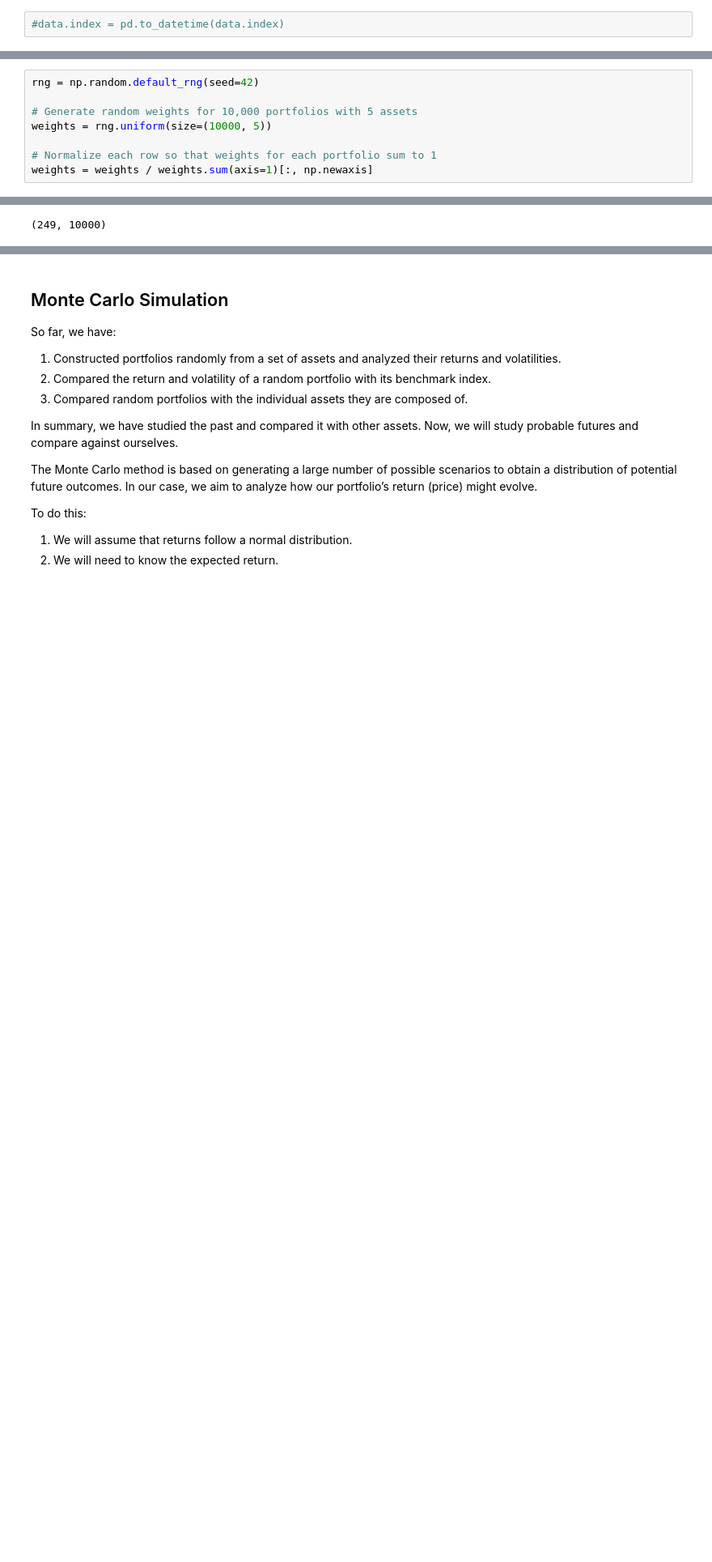
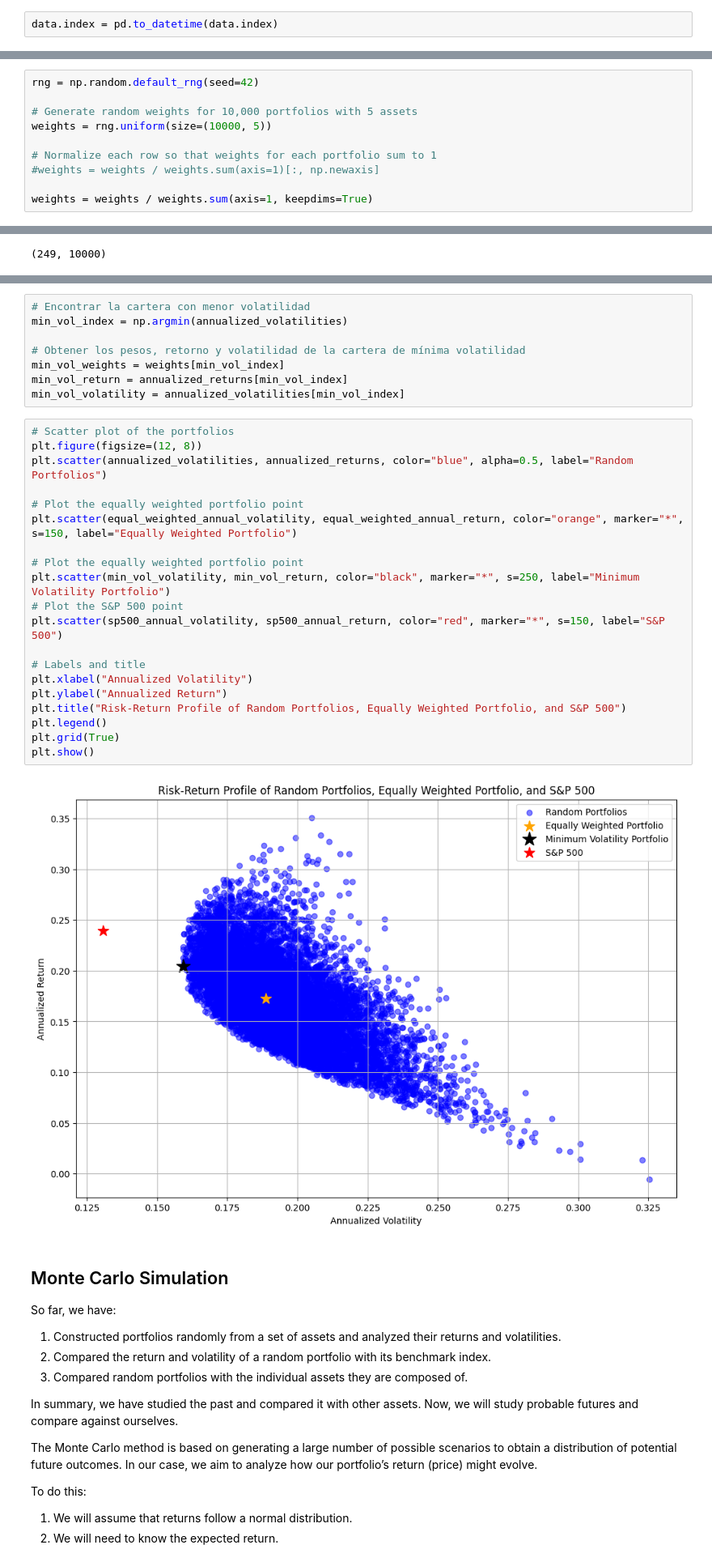
Before and after one commit to alfonso-santos/finanzas-tecnologia-practicas, a Jupyter notebook: src_soluciones/02_02_Generación_aleatoria_de_carteras_soluciones.ipynb, the cells around one changed output, grey strips where cells are left out. Shown at 81% size. Cells and saved outputs as stored; diff of their text form; blank space fills up the shorter version.

```diff
--- a/src_soluciones/02_02_Generación_aleatoria_de_carteras_soluciones.ipynb
+++ b/src_soluciones/02_02_Generación_aleatoria_de_carteras_soluciones.ipynb
@@ -61,4 +61,4 @@ memory usage: 4.8+ MB
 # %% [markdown]
 **Question**: After converting the index to `datetime`, why does an error occur
 # %%
-#data.index = pd.to_datetime(data.index)
+data.index = pd.to_datetime(data.index)
@@ -465,7 +470,9 @@ rng = np.random.default_rng(seed=42)
 weights = rng.uniform(size=(10000, 5))
 
 # Normalize each row so that weights for each portfolio sum to 1
-weights = weights / weights.sum(axis=1)[:, np.newaxis]
+#weights = weights / weights.sum(axis=1)[:, np.newaxis]
+
+weights = weights / weights.sum(axis=1, keepdims=True)
 # %% [markdown]
 **np.newaxis** is used to adjust the dimensions of the array so that the sum of weights along each row (i.e., for each portfolio) divides correctly across all columns.
 
@@ -541,6 +548,36 @@ plt.grid(True)
 plt.show()
 # %% [output]
 [figure]
+# %%
+# Encontrar la cartera con menor volatilidad
+min_vol_index = np.argmin(annualized_volatilities)
+
+# Obtener los pesos, retorno y volatilidad de la cartera de mínima volatilidad
+min_vol_weights = weights[min_vol_index]
+min_vol_return = annualized_returns[min_vol_index]
+min_vol_volatility = annualized_volatilities[min_vol_index]
+# %%
+# Scatter plot of the portfolios
+plt.figure(figsize=(12, 8))
+plt.scatter(annualized_volatilities, annualized_returns, color="blue", alpha=0.5, label="Random Portfolios")
+
+# Plot the equally weighted portfolio point
+plt.scatter(equal_weighted_annual_volatility, equal_weighted_annual_return, color="orange", marker="*", s=150, label="Equally Weighted Portfolio")
+
+# Plot the equally weighted portfolio point
+plt.scatter(min_vol_volatility, min_vol_return, color="black", marker="*", s=250, label="Minimum Volatility Portfolio")
+# Plot the S&P 500 point
+plt.scatter(sp500_annual_volatility, sp500_annual_return, color="red", marker="*", s=150, label="S&P 500")
+
+# Labels and title
+plt.xlabel("Annualized Volatility")
+plt.ylabel("Annualized Return")
+plt.title("Risk-Return Profile of Random Portfolios, Equally Weighted Portfolio, and S&P 500")
+plt.legend()
+plt.grid(True)
+plt.show()
+# %% [output]
+[figure, added]
 # %% [markdown]
 ## Monte Carlo Simulation
 
```
Also changed, not shown: parts of 2 cells of this notebook, 5 other files.
